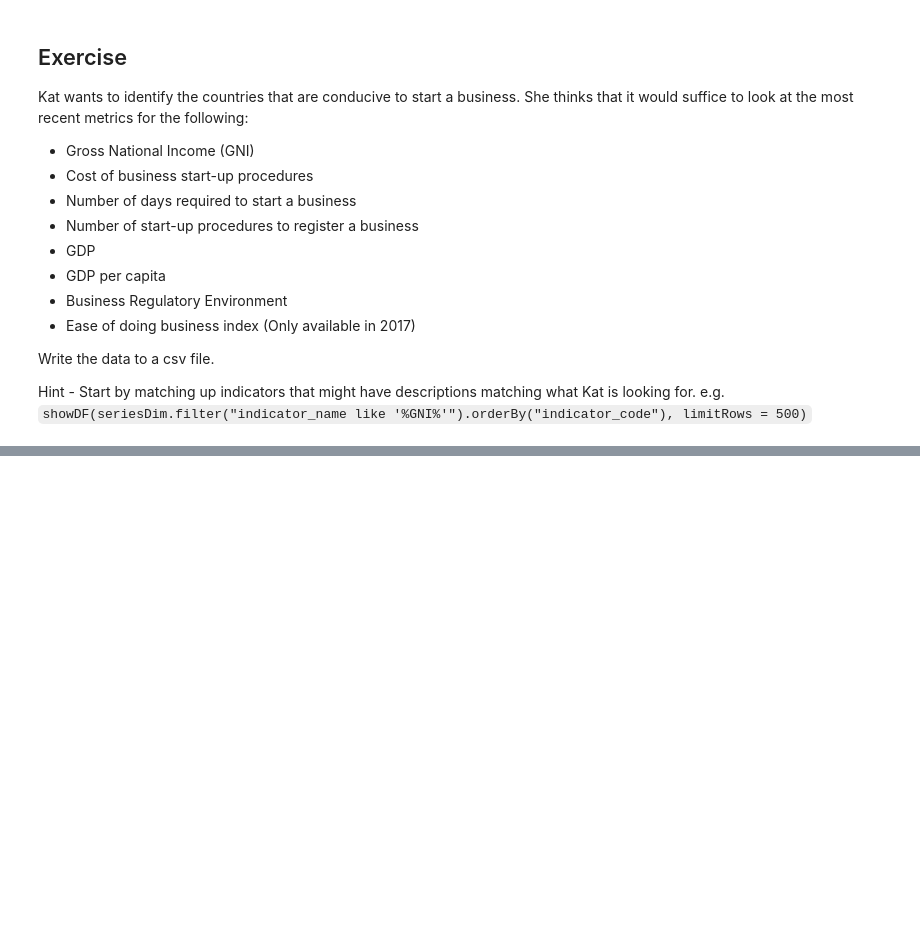
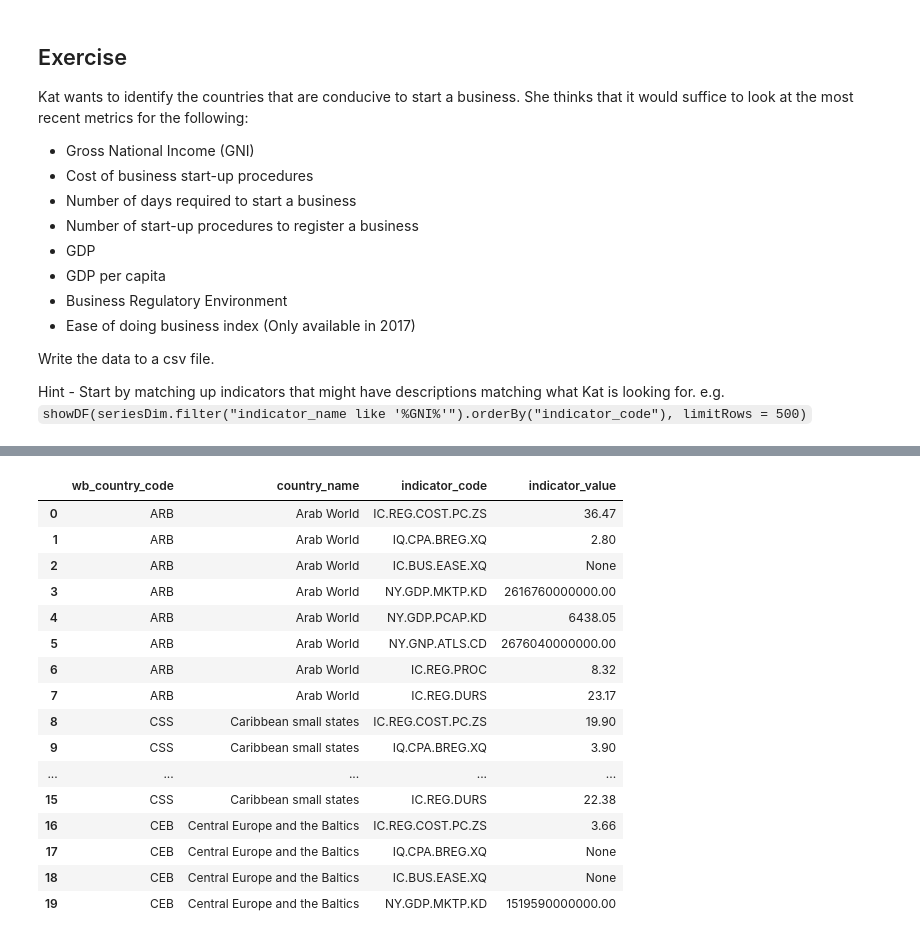
Before and after one commit to ajupton/WIBD-Workshops-2018, a Jupyter notebook: Data Engineering/WDI/notebooks/Data Engineering - Part 2.ipynb, the cells around one changed output, grey strips where cells are left out. Drawn from its saved outputs; the diff is of its cells as text; code cells hidden in the pictures; blank space fills up the shorter version.

```diff
--- a/Data Engineering/WDI/notebooks/Data Engineering - Part 2.ipynb
+++ b/Data Engineering/WDI/notebooks/Data Engineering - Part 2.ipynb
@@ -567,0 +985,21 @@ Hint - Start by matching up indicators that might have descriptions matching wha
+# %%
+showDF(allIndicators.join(countryDimFinal, ['wb_country_code'], 'inner')\
+          .select('wb_country_code', 'country_name', 'indicator_code', 'indicator_value'))
+# %% [output]
+|  | wb_country_code | country_name | indicator_code | indicator_value |
+| 0 | ARB | Arab World | IC.REG.COST.PC.ZS | 36.47 |
+| 1 | ARB | Arab World | IQ.CPA.BREG.XQ | 2.80 |
+| 2 | ARB | Arab World | IC.BUS.EASE.XQ | None |
+| 3 | ARB | Arab World | NY.GDP.MKTP.KD | 2616760000000.00 |
+| 4 | ARB | Arab World | NY.GDP.PCAP.KD | 6438.05 |
+| 5 | ARB | Arab World | NY.GNP.ATLS.CD | 2676040000000.00 |
+| 6 | ARB | Arab World | IC.REG.PROC | 8.32 |
+| 7 | ARB | Arab World | IC.REG.DURS | 23.17 |
+| 8 | CSS | Caribbean small states | IC.REG.COST.PC.ZS | 19.90 |
+| 9 | CSS | Caribbean small states | IQ.CPA.BREG.XQ | 3.90 |
+| ... | ... | ... | ... | ... |
+| 15 | CSS | Caribbean small states | IC.REG.DURS | 22.38 |
+| 16 | CEB | Central Europe and the Baltics | IC.REG.COST.PC.ZS | 3.66 |
+| 17 | CEB | Central Europe and the Baltics | IQ.CPA.BREG.XQ | None |
+| 18 | CEB | Central Europe and the Baltics | IC.BUS.EASE.XQ | None |
+| 19 | CEB | Central Europe and the Baltics | NY.GDP.MKTP.KD | 1519590000000.00 |
```
Also changed, not shown: parts of 43 cells of this notebook, 12 other files.
